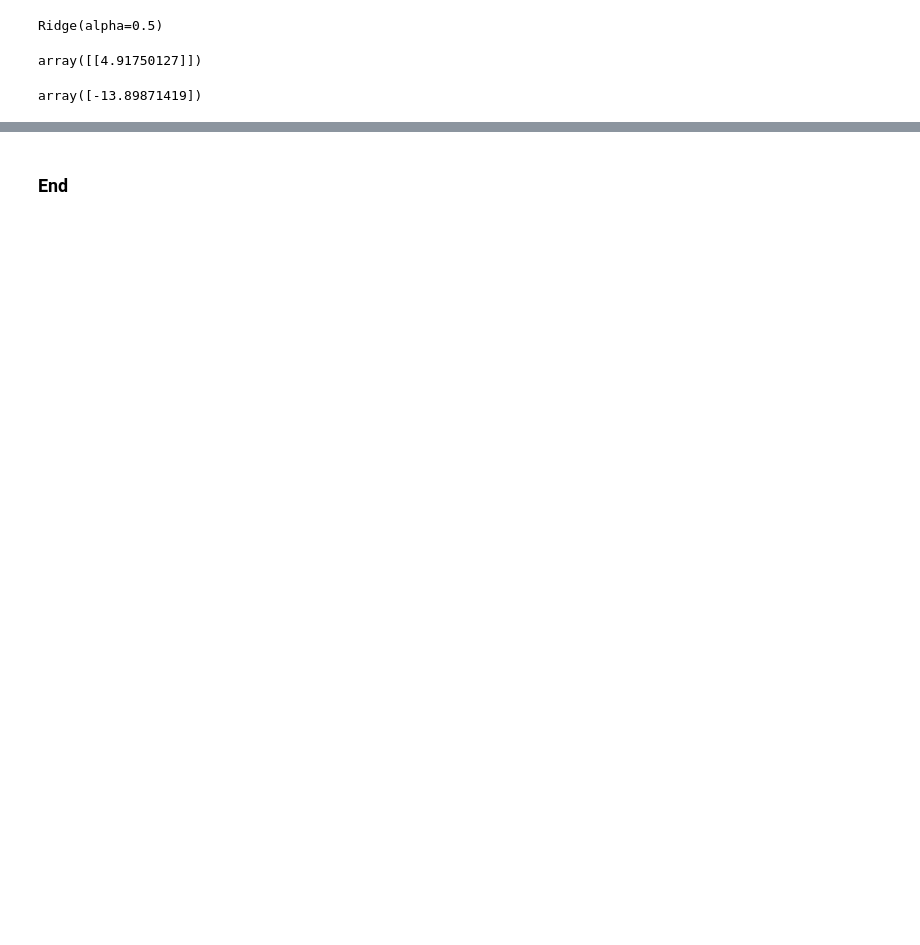
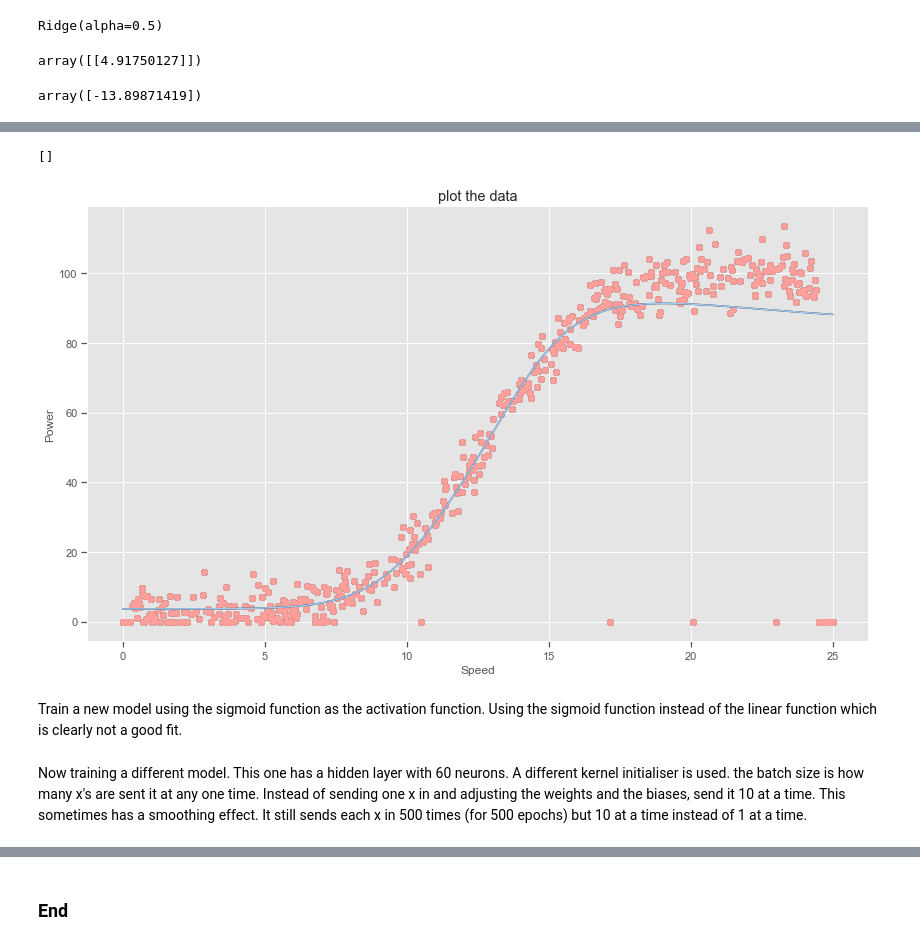
Before and after one commit to angela1C/MLASProject, a Jupyter notebook: speed_power.ipynb, the cells around one changed output, grey strips where cells are left out. Drawn from its saved outputs; the diff is of its cells as text; code cells hidden in the pictures; blank space fills up the shorter version.

```diff
--- a/speed_power.ipynb
+++ b/speed_power.ipynb
@@ -827,0 +827,3 @@ array([-13.89871419])
+# %%
+model.compile('adam', loss='mean_squared_error')
+model.summary()
@@ -827,0 +848,4 @@ array([-13.89871419])
+# %%
+# This is the unprocessed or unscaled data
+x = df['speed']
+y = df['power']
@@ -827,0 +865,2 @@ array([-13.89871419])
+# %%
+model.fit(x,y, epochs=500)
@@ -827,0 +888,4 @@ array([-13.89871419])
+# %%
+# Train the neural network on our training data.
+#model.fit(df['x'], df['y'], epochs=500)
+model.fit(X[:,0],X[:,1], epochs=500, batch_size=10)
@@ -827,0 +911,19 @@ array([-13.89871419])
+# %%
+# This is just plotting the actual data, speed vs power
+plt.plot(X[:,0],X[:,1], 'ko')
+plt.plot(x,y,'ro')
+plt.xlabel('Speed')
+plt.ylabel('Power')
+plt.title('plot the data')
+# plot the fitted model data
+plt.plot(X[:,0], model.predict(X[:,0]), 'k')
+plt.plot(x, model.predict(x), 'b')
+plt.plot()
+# %% [output]
+[]
+[figure, added]
+# %% [markdown]
+Train a new model using the sigmoid function as the activation function.
+Using the sigmoid function instead of the linear function which is clearly not a good fit.
+# %% [markdown]
+Now training a different model. This one has a hidden layer with 60 neurons. A different kernel initialiser is used. the batch size is how many x's are sent it at any one time. Instead of sending one x in and adjusting the weights and the biases, send it 10 at a time. This sometimes has a smoothing effect. It still sends each x in 500 times (for 500 epochs) but 10 at a time instead of 1 at a time.
```
Also changed, not shown: parts of 82 cells of this notebook, 1 other file.
